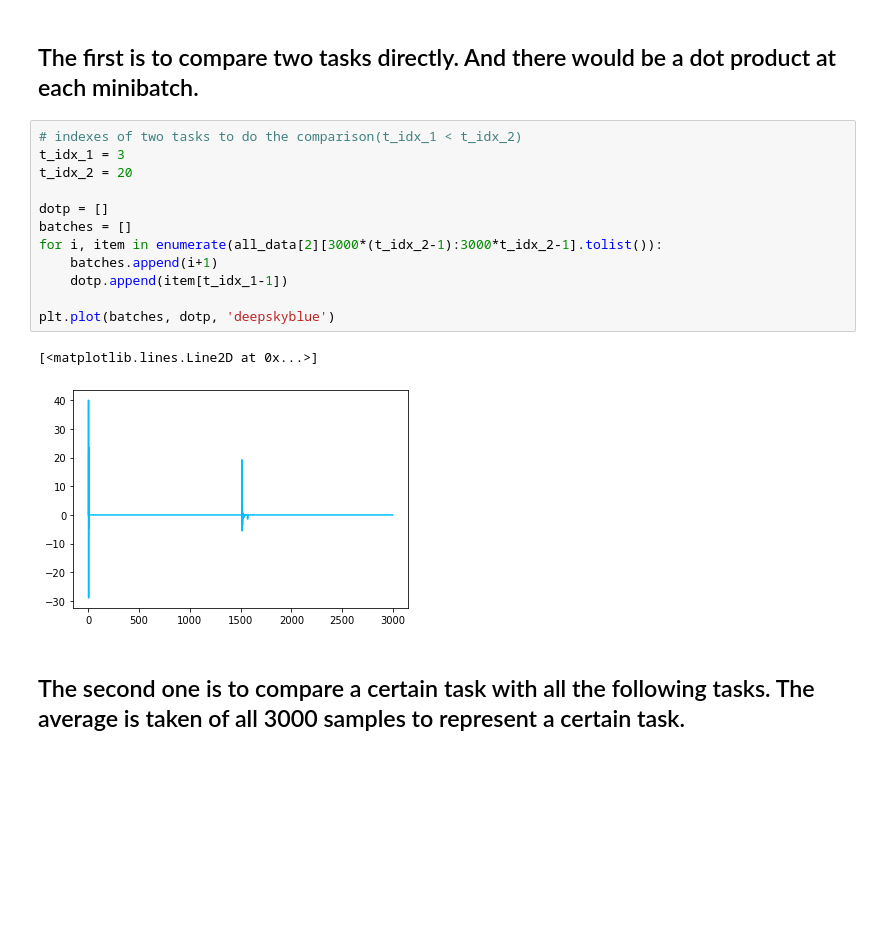
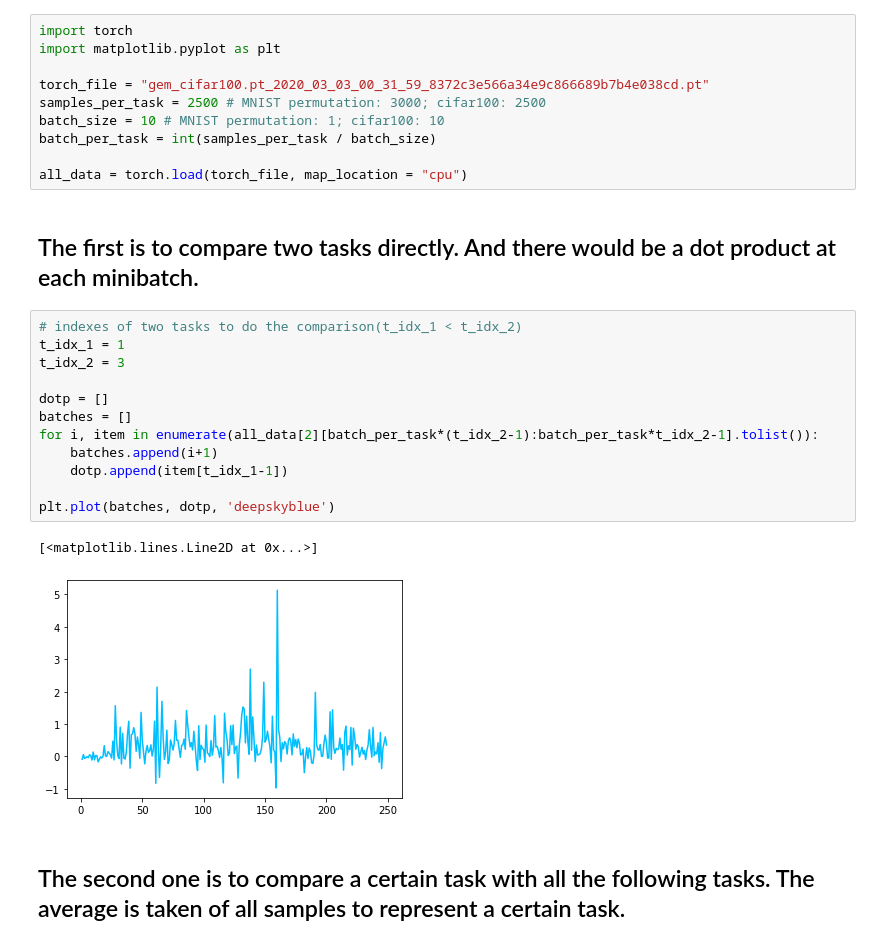
Before and after one commit to yifyang/MER_experiment, a Jupyter notebook: plot/plot.ipynb, the cells around one changed output. Saved outputs shown, nothing was run; the diff lists cells and outputs as text; blank space fills up the shorter version.

Commit message:
update plot making with cifar100

```diff
--- a/plot/plot.ipynb
+++ b/plot/plot.ipynb
@@ -12,20 +8,30 @@ all_data = torch.load("gem_mnist_permutations.pt_2020_02_28_23_33_35_6fb6b138bdf
+# %%
+import torch
+import matplotlib.pyplot as plt
+
+torch_file = "gem_cifar100.pt_2020_03_03_00_31_59_8372c3e566a34e9c866689b7b4e038cd.pt"
+samples_per_task = 2500 # MNIST permutation: 3000; cifar100: 2500
+batch_size = 10 # MNIST permutation: 1; cifar100: 10
+batch_per_task = int(samples_per_task / batch_size)
+
+all_data = torch.load(torch_file, map_location = "cpu")
 # %% [markdown]
 ## The first is to compare two tasks directly. And there would be a dot product at each minibatch.
 # %%
 # indexes of two tasks to do the comparison(t_idx_1 < t_idx_2)
-t_idx_1 = 3
-t_idx_2 = 20
+t_idx_1 = 1
+t_idx_2 = 3
 
 dotp = []
 batches = []
-for i, item in enumerate(all_data[2][3000*(t_idx_2-1):3000*t_idx_2-1].tolist()):
+for i, item in enumerate(all_data[2][batch_per_task*(t_idx_2-1):batch_per_task*t_idx_2-1].tolist()):
     batches.append(i+1)
     dotp.append(item[t_idx_1-1])
 
 plt.plot(batches, dotp, 'deepskyblue')
 # %% [output]
 [<matplotlib.lines.Line2D at 0x...>]
-[figure, old version]
+[figure, new version]
 # %% [markdown]
- ## The second one is to compare a certain task with all the following tasks. The average is taken of all 3000 samples to represent a certain task.
+ ## The second one is to compare a certain task with all the following tasks. The average is taken of all samples to represent a certain task.
 # %%
```
Also changed, not shown: parts of 4 cells of this notebook, 1 other file.
